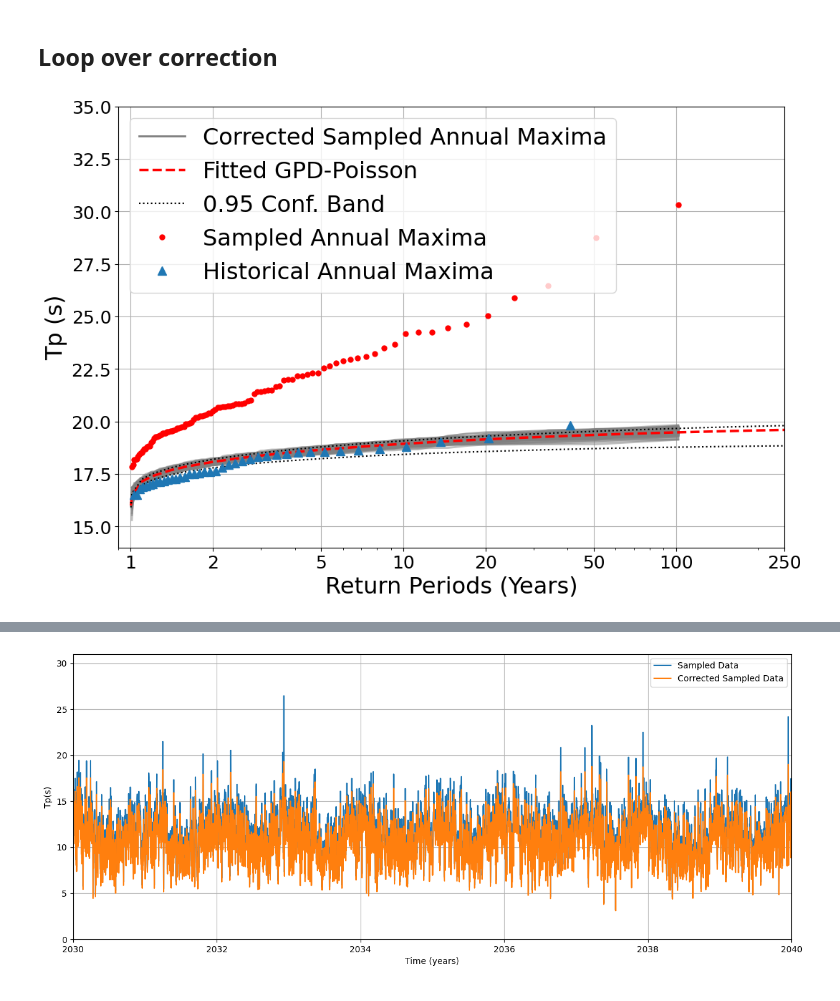
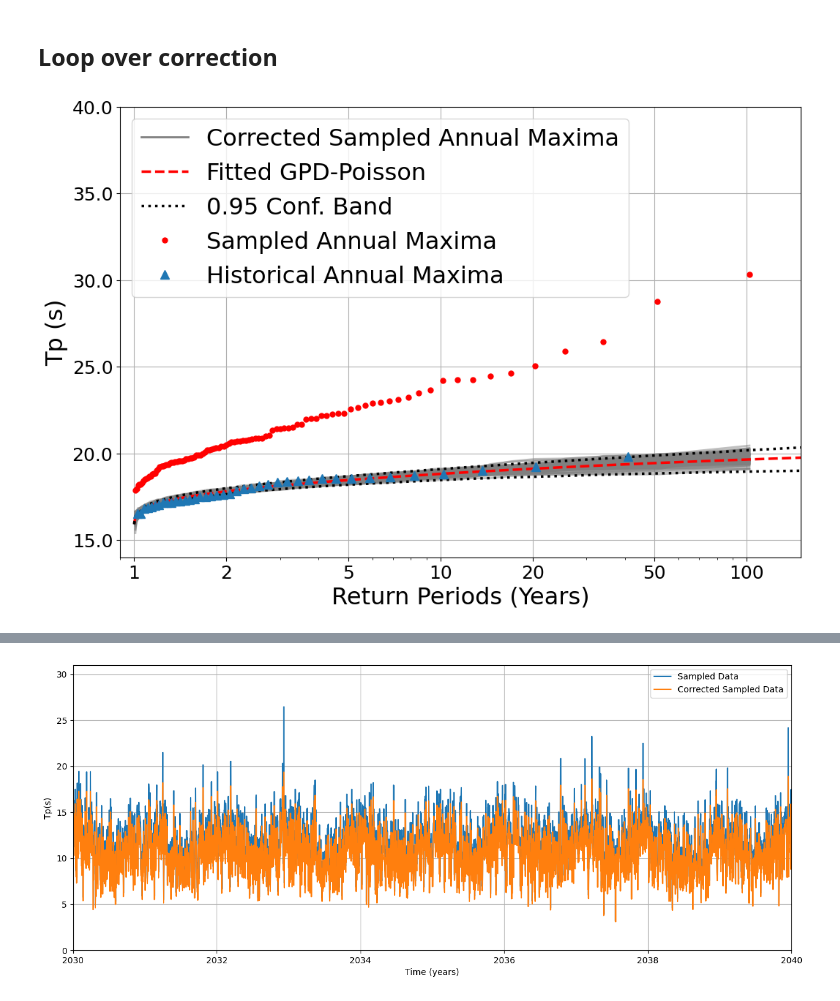
Before and after one commit to viccollado/ExtremeCorrection, a Jupyter notebook: Notebooks/ExtremeCorrectionHsTpSantona.ipynb, the cells around one changed output, grey strips where cells are left out. Drawn from its saved outputs; the diff is of its cells as text; code cells hidden in the pictures.

```diff
--- a/Notebooks/ExtremeCorrectionHsTpSantona.ipynb
+++ b/Notebooks/ExtremeCorrectionHsTpSantona.ipynb
@@ -88,14 +101,14 @@ config = {
     'yyyy_var': 'yyyy',
     'mm_var': 'mm',
     'dd_var': 'dd',
-    'freq': 365.25,
+    'freq': 365.242,
     'folder': 'Figures/Santona/Hs_Santona_Hs'
 }
 
 pot_config = {
     'n0': 10,
     'min_peak_distance': 2,
-    'init_threshold': 0.0,
+    'init_threshold': np.quantile(df_hist["Hs"], 0.98),
     'siglevel': 0.01,
     'plot_flag': True
 }
@@ -178,8 +349,8 @@ for i in range(1,100):
 # Fitted GPD-Poisson
 ax.semilogx(extr_corr_complete.ci_T_years, extr_corr_complete.x_vals_gpd_poiss_sim, color = 'red',linestyle='dashed', linewidth=2.5, label='Fitted GPD-Poisson')
 # Confidence interval for fitted GPD-Poisson
-ax.semilogx(extr_corr_complete.ci_T_years, extr_corr_complete.upper_pot_ci_return, color = "black",linestyle='dotted', label=f'{extr_corr_complete.conf} Conf. Band')
-ax.semilogx(extr_corr_complete.ci_T_years, extr_corr_complete.lower_pot_ci_return, color = "black",linestyle='dotted')
+ax.semilogx(extr_corr_complete.ci_T_years, extr_corr_complete.upper_pot_ci_return, color = "black",linestyle='dotted', linewidth=2.5, label=f'{extr_corr_complete.conf} Conf. Band')
+ax.semilogx(extr_corr_complete.ci_T_years, extr_corr_complete.lower_pot_ci_return, color = "black",linestyle='dotted', linewidth=2.5)
 
 
 ax.semilogx(extr_corr_complete.T_annmax_sim, extr_corr_complete.sim_max_data_sorted, color="red", linewidth=0, marker='o',markersize=5, label='Sampled Annual Maxima')
@@ -196,13 +367,13 @@ ax.get_xaxis().set_major_formatter(plt.ScalarFormatter())
 # ax.set_yticklabels(ax.set, fontsize=15)
 ax.tick_params(axis='both', which='major', labelsize=18)
 ax.tick_params(axis='both', which='minor', labelsize=18)
-ax.set_xlim(left=0.9,right=250)
-ax.set_ylim(bottom=4, top=20)
-leg = ax.legend(loc='best', ncol=1, fontsize=23)
+ax.set_xlim(0.9,150)
+ax.set_ylim(bottom=4, top=25)
+leg = ax.legend(loc='upper left', ncol=1, fontsize=23)
 for lh in leg.legend_handles:
     lh.set_alpha(1)
 # ax.legend(loc='upper left', fontsize=LEGEND_FONTSIZE)
 ax.grid()
-plt.savefig("Figures/Santona/Hs_Santona_Hs/Hs_ReturnPeriod_Simulated_100sims.png", dpi=300, bbox_inches="tight")
+plt.savefig("Figures/Santona/Hs_Santona_Hs/Hs_ReturnLevel_Simulated_Ensemble_REVISED.png", dpi=300, bbox_inches="tight")
 plt.show()
 # %% [output]
@@ -234,7 +405,7 @@ plt.show()
 # %%
 sim_poiss_param_100_hs = np.zeros(100)
 for i in range(100):
-    sim_pot_corrected_hs, _ = extr_corr_complete.obtain_pots(
+    sim_pot_corrected_hs, _, _ = extr_corr_complete.obtain_pots(
                 dict_sim_pit_corrected_Hs[i],
                 threshold=extr_corr_complete.opt_threshold,
                 n0 = extr_corr_complete.pot_config['n0'],
@@ -368,14 +613,15 @@ config_tp = {
     'yyyy_var': 'yyyy',
     'mm_var': 'mm',
     'dd_var': 'dd',
-    'freq': 365.25,
+    'freq': 365.242,
     'folder': 'Figures/Santona/Hs_Santona_Tp'
 }
 
 pot_config_tp = {
     'n0': 10,
     'min_peak_distance': 2,
-    'init_threshold': 0.0,
+    # 'init_threshold': 0.0,
+    'init_threshold': np.quantile(df_hist["Tp"], 0.98),
     'siglevel': 0.01,
     'plot_flag': True
 }
@@ -452,39 +825,40 @@ ax= fig.add_subplot()
 
 # Corrected AM
 ax.semilogx(extr_corr_complete_tp.T_annmax_sim, dict_maximos_corregidos_Tp[0], color = 'gray', linewidth=2, alpha=0.5,label='Corrected Sampled Annual Maxima')
 for i in range(1,100):
     ax.semilogx(extr_corr_complete_tp.T_annmax_sim, dict_maximos_corregidos_Tp[i], color = 'gray', linewidth=2, alpha=0.5)
 
 # Fitted GPD-Poisson
 ax.semilogx(extr_corr_complete_tp.ci_T_years, extr_corr_complete_tp.x_vals_gpd_poiss_hist, color = 'red',linestyle='dashed', linewidth=2.5, label='Fitted GPD-Poisson')
 # Confidence interval for fitted GPD-Poisson
-ax.semilogx(extr_corr_complete_tp.ci_T_years, extr_corr_complete_tp.upper_pot_ci_return, color = "black",linestyle='dotted', label=f'{extr_corr_complete_tp.conf} Conf. Band')
-ax.semilogx(extr_corr_complete_tp.ci_T_years, extr_corr_complete_tp.lower_pot_ci_return, color = "black",linestyle='dotted')
+ax.semilogx(extr_corr_complete_tp.ci_T_years, extr_corr_complete_tp.upper_pot_ci_return, color = "black",linestyle='dotted', linewidth=2.5, label=f'{extr_corr_complete_tp.conf} Conf. Band')
+ax.semilogx(extr_corr_complete_tp.ci_T_years, extr_corr_complete_tp.lower_pot_ci_return, color = "black",linestyle='dotted', linewidth=2.5)
 
 
 ax.semilogx(extr_corr_complete_tp.T_annmax_sim, extr_corr_complete_tp.sim_max_data_sorted, color="red", linewidth=0, marker='o',markersize=5, label='Sampled Annual Maxima')
 
 ax.semilogx(extr_corr_complete_tp.T_annmax, extr_corr_complete_tp.max_data_sorted, color="tab:blue", linewidth=0, marker='^',markersize=8, label='Historical Annual Maxima')
 
 ax.set_xlabel("Return Periods (Years)", fontsize=23)
 ax.set_ylabel(f"{extr_corr_complete_tp.var} (s)", fontsize=23)
 # ax.set_title(f"Simulated Return Period ({self.var})", fontsize=TITLE_FONTSIZE)
 ax.set_xscale('log')
 ax.set_xticks([1, 2, 5, 10, 20, 50, 100, 250, 1000, 10000])
 ax.get_xaxis().set_major_formatter(plt.ScalarFormatter())
-ax.set_xlim(left=0.9,right=250)
-ax.set_ylim(bottom=14, top=35)
+ax.set_xlim(0.9,150)
+ax.set_ylim(bottom=14, top=40)
+ax.yaxis.set_major_formatter(plt.FormatStrFormatter('%.1f'))
 ax.tick_params(axis='both', which='major', labelsize=18)
 ax.tick_params(axis='both', which='minor', labelsize=18)
 leg = ax.legend(loc='best', ncol=1, fontsize=23)
 for lh in leg.legend_handles:
     lh.set_alpha(1)
 # ax.legend(loc='upper left', fontsize=LEGEND_FONTSIZE)
 ax.grid()
-plt.savefig("Figures/Santona/Hs_Santona_Tp/Tp_ReturnPeriod_Simulated_100sims.png", dpi=300, bbox_inches="tight")
+plt.savefig("Figures/Santona/Hs_Santona_Tp/Tp_ReturnLevel_Simulated_Ensemble_REVISED.png", dpi=300, bbox_inches="tight")
 plt.show()
 # %% [output]
-[figure, old version]
+[figure, new version]
 # %%
 extr_corr_complete_tp.correlation()
 # %% [output]
```
Also changed, not shown: parts of 77 cells of this notebook, 4 other files.
